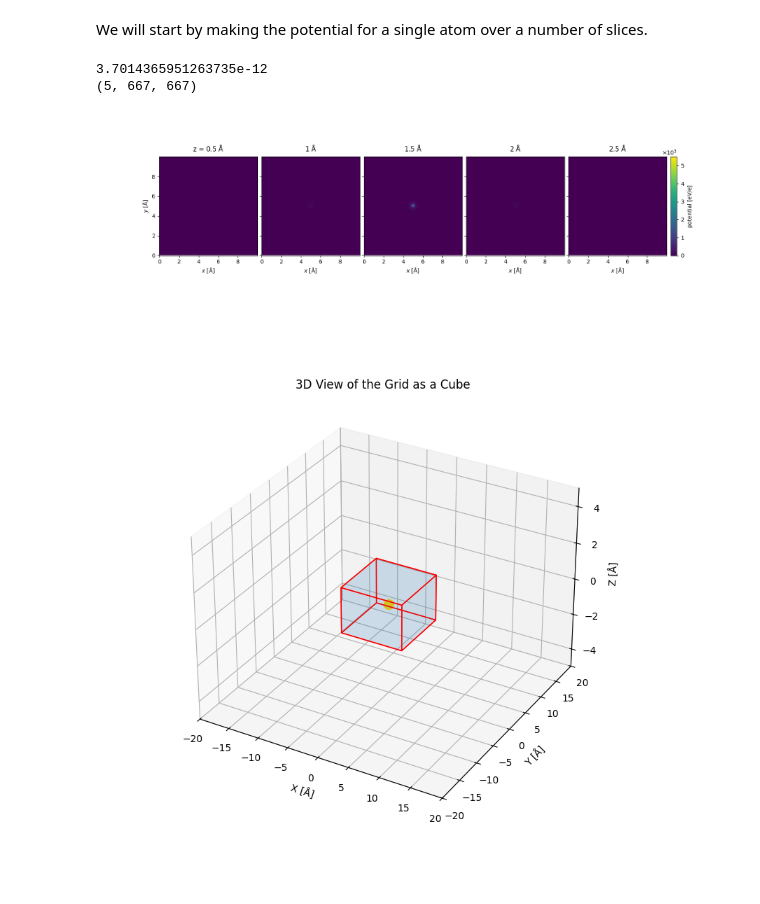
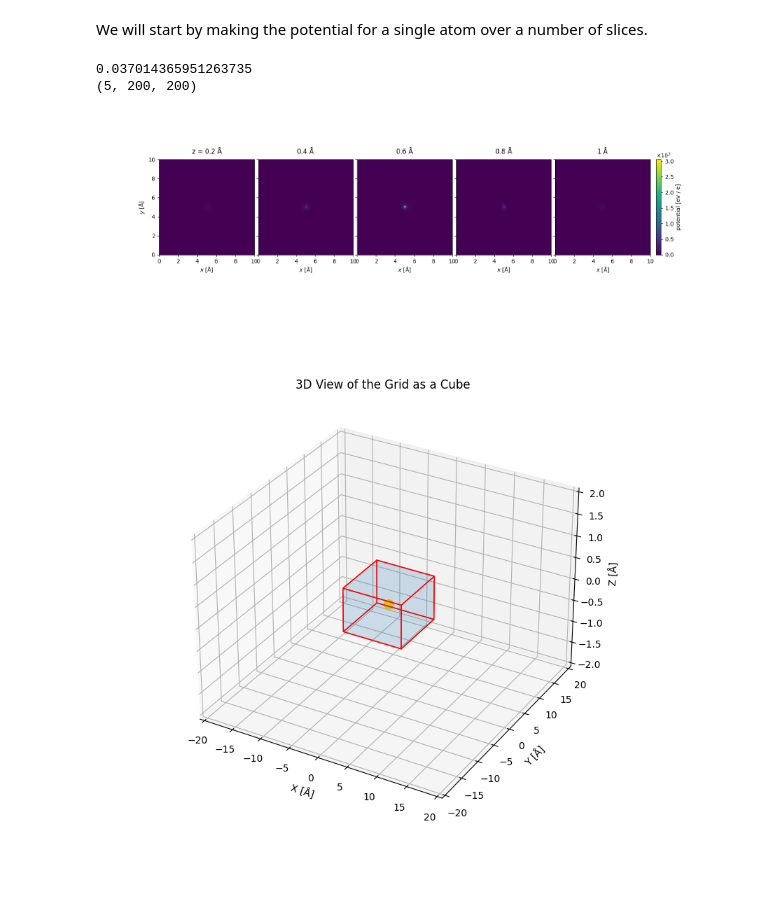
Before and after one commit to DavidLanders95/MonteCarloMS, a Jupyter notebook: Eikonal_scattering.ipynb, the cells around one changed output. Saved outputs shown, nothing was run; the diff lists cells and outputs as text; code cells hidden in the pictures.

```diff
--- a/Eikonal_scattering.ipynb
+++ b/Eikonal_scattering.ipynb
@@ -261,11 +261,14 @@ from abtem.core.energy import energy2wavelength
 from ase import Atoms
 
 # Define the number of slices and slice thickness
-num_slices = 5
-slice_thickness = 0.5  # in Angstroms
+
+slice_thickness = 0.20  # in Angstroms
 
 # Calculate the total thickness of the cell
-total_thickness = num_slices * slice_thickness
+total_thickness = 1.0
+
+num_slices = total_thickness / slice_thickness
+
 cell_x = 10.0
 cell_y = 10.0
 cell_z = total_thickness
@@ -281,32 +284,31 @@ atoms = Atoms('Au', positions=[position], cell=cell, pbc=[False, False, False])
 potential = abtem.Potential(
     atoms,
     slice_thickness=slice_thickness,
-    sampling=0.015,
+    sampling=0.05,
     projection = 'finite'
 )
 
 # Define energy and calculate wavelength
 energy_ev = 100e3
-wavelength = energy2wavelength(energy_ev) * 1e-10  # m
+wavelength = energy2wavelength(energy_ev)  # m
 print(wavelength)
 
 # Compute the potential
 V = potential.build().compute().array
-
 print(V.shape)
 # %% [output]
-3.7014365951263735e-12
-(5, 667, 667)
+0.037014365951263735
+(5, 200, 200)
 # %%
-visualization = potential.show(
+visualization = potential.build().show(
     project=False,
     explode=True,
     figsize=(16, 5),
     common_color_scale=True,
     cbar=True,
 )
 # %% [output]
-[figure, old version]
+[figure, new version]
 # %%
 import numpy as np
 import matplotlib.pyplot as plt
@@ -370,4 +372,4 @@ half_z = cell[2] / 2
 # Plot the cube with the offset and scale
 plot_cube(cell, offset, scale=4)  # Adjust the scale as needed
 # %% [output]
-[figure, old version]
+[figure, new version]
```
Also changed, not shown: parts of 6 cells of this notebook, 1 other file.
